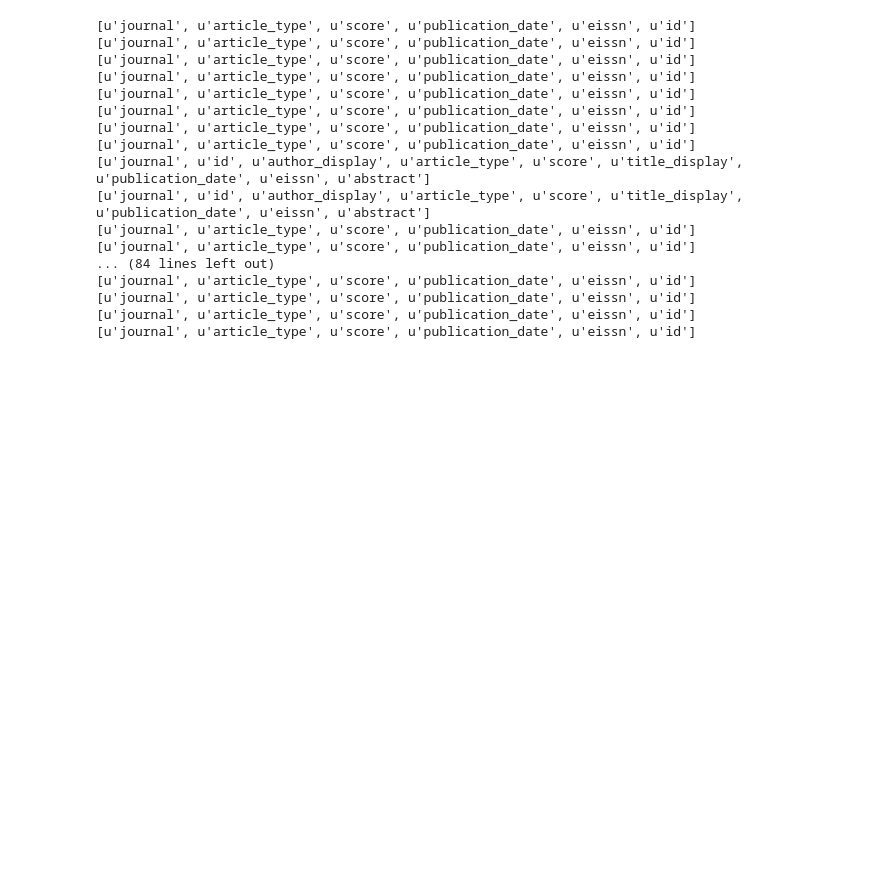
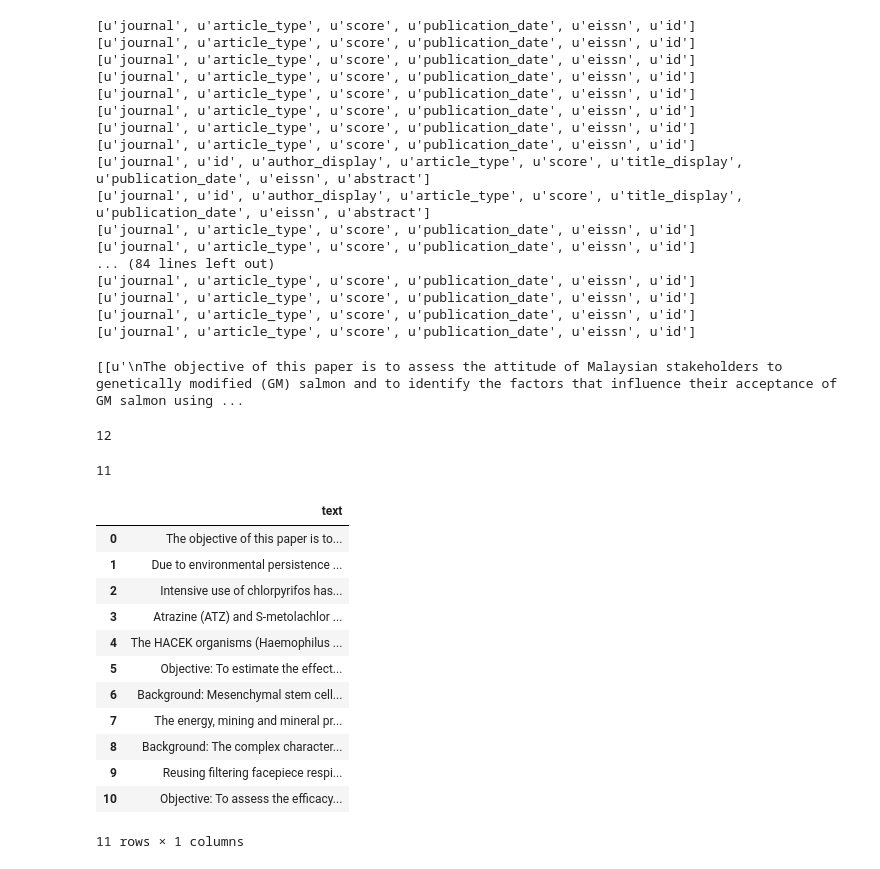
Before and after one commit to cmgerber/PLOS_Cloud_Explorer, a Jupyter notebook: ipython_notebooks/parsing_json.ipynb, the cells around one changed output. Saved outputs shown, nothing was run; the diff lists cells and outputs as text; code cells hidden in the pictures; blank space fills up the shorter version.

```diff
--- a/ipython_notebooks/parsing_json.ipynb
+++ b/ipython_notebooks/parsing_json.ipynb
@@ -37,4 +37,11 @@ for item in data['response']['docs']:
 abstract_list = []
 for item in data['response']['docs']:
     if 'abstract' in item.keys():
-        abstract_list.append(item)
+        abstract_list.append(item['abstract'])
+print abstract_list
+# %% [output]
+[[u'\nThe objective of this paper is to assess the attitude of Malaysian stakeholders to genetically modified (GM) salmon and to identify the factors that influence their acceptance of GM salmon using ...
+# %%
+len(abstract_list)
+# %% [output]
+12
@@ -40,0 +53,21 @@ for item in data['response']['docs']:
+# %%
+print len(abs_list_strip)
+# %% [output]
+11
+# %%
+abs_df = pd.DataFrame(abs_list_strip, columns=['text'])
+abs_df
+# %% [output]
+|  | text |
+| 0 | The objective of this paper is to... |
+| 1 | Due to environmental persistence ... |
+| 2 | Intensive use of chlorpyrifos has... |
+| 3 | Atrazine (ATZ) and S-metolachlor ... |
+| 4 | The HACEK organisms (Haemophilus ... |
+| 5 | Objective: To estimate the effect... |
+| 6 | Background: Mesenchymal stem cell... |
+| 7 | The energy, mining and mineral pr... |
+| 8 | Background: The complex character... |
+| 9 | Reusing filtering facepiece respi... |
+| 10 | Objective: To assess the efficacy... |
+11 rows × 1 columns
```
Also changed, not shown: parts of 10 cells of this notebook.
